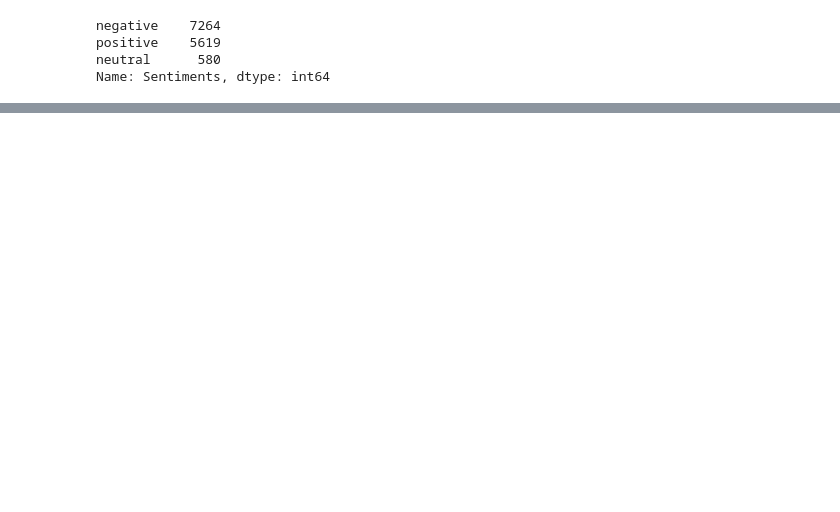
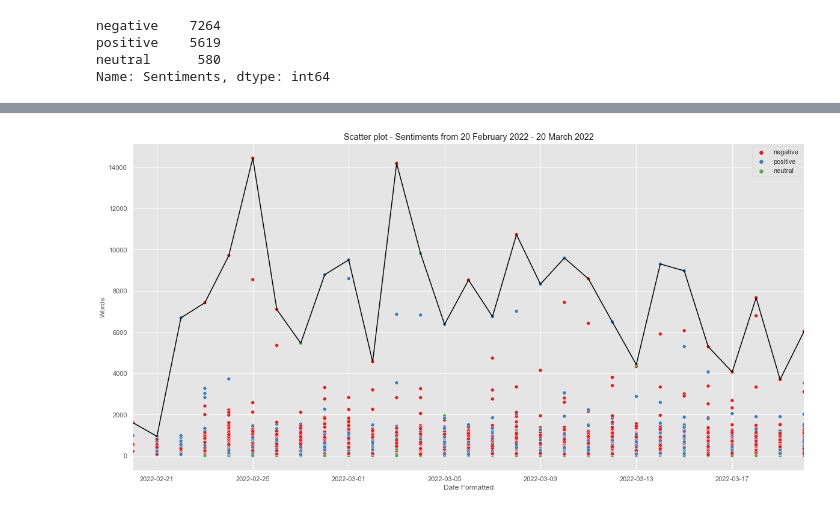
Before and after one commit to inhaltone/132DOW, a Jupyter notebook: notebooks/dataAnalysisVisualization.ipynb, the cells around one changed output, grey strips where cells are left out. Saved outputs shown, nothing was run; the diff lists cells and outputs as text; code cells hidden in the pictures; blank space fills up the shorter version.

```diff
--- a/notebooks/dataAnalysisVisualization.ipynb
+++ b/notebooks/dataAnalysisVisualization.ipynb
@@ -120,0 +162,21 @@ war_df.dtypes
+# %%
+import datetime
+from matplotlib import pyplot as plt
+import seaborn as sns
+
+fig = plt.figure(figsize=(20, 10))
+ax = sns.scatterplot(x='Date Formatted',
+                     y='Words',
+                     hue='Sentiments',
+                     legend='full',
+                     data=war_df,
+                     palette=sns.color_palette("Set1", n_colors=3))
+max_transistors_per_year = war_df.groupby('Date Formatted')['Words'].max()
+sns.lineplot(data=max_transistors_per_year,
+             ax=ax.axes,
+             color='black')
+ax.set_xlim(datetime.date(2022, 2,20), datetime.date(2022, 3,20))
+ax.set(title= 'Scatter plot - Sentiments from 20 February 2022 - 20 March 2022')
+plt.show()
+# %% [output]
+[figure, added]
```
Also changed, not shown: parts of 53 cells of this notebook, 27 other files.
